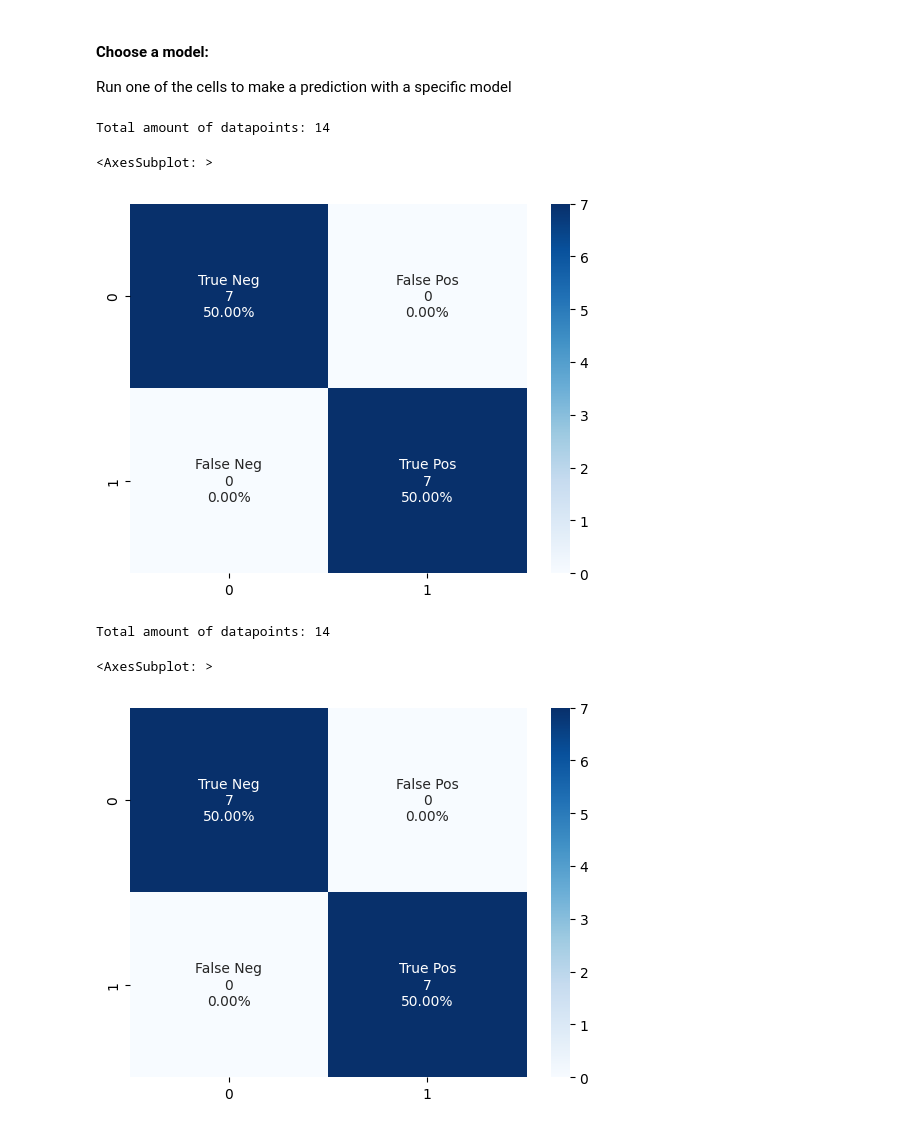
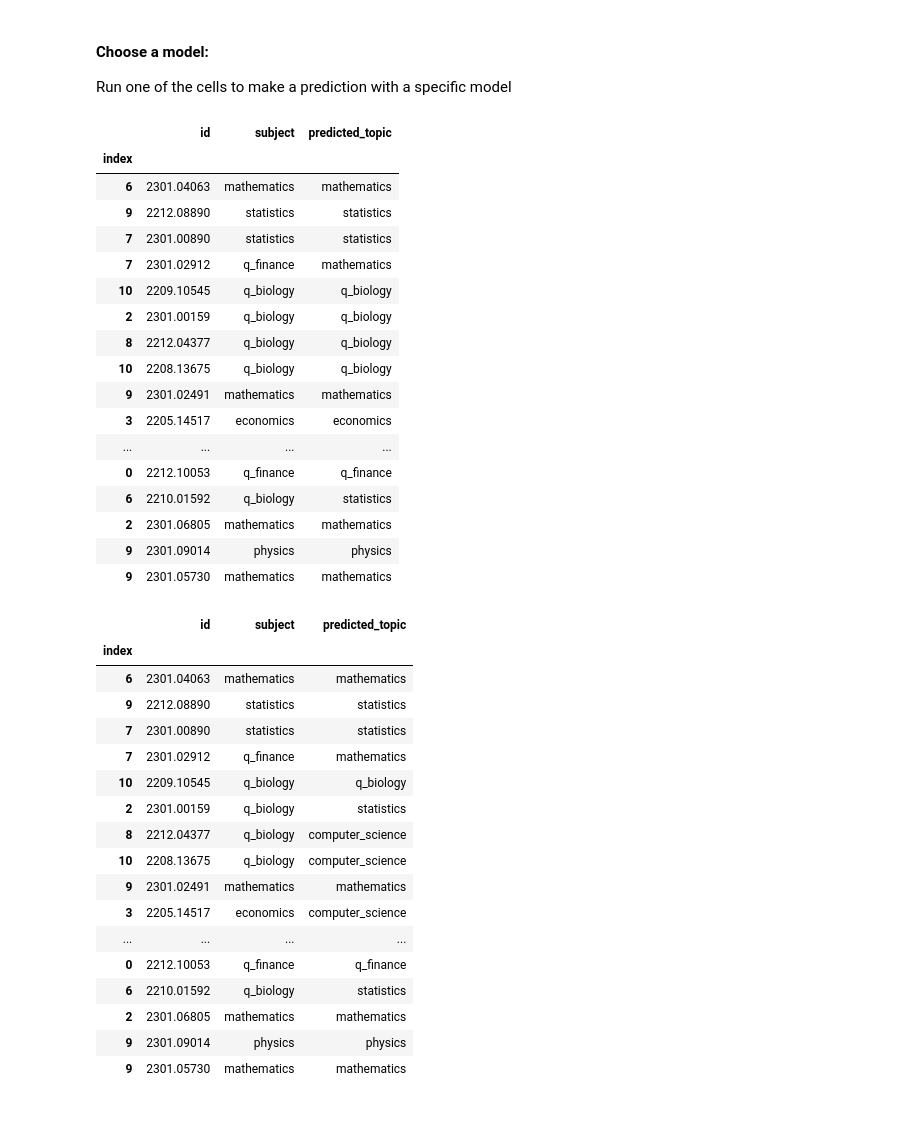
Before and after one commit to roald-teunissen/paper-text-classification, a Jupyter notebook: notebooks/classification on topics/NLP-topic-classification.ipynb, the cells around one changed output. Drawn from its saved outputs; the diff is of its cells as text; code cells hidden in the pictures.

```diff
--- a/notebooks/classification on topics/NLP-topic-classification.ipynb
+++ b/notebooks/classification on topics/NLP-topic-classification.ipynb
@@ -146,3 +236,8 @@ class MeanEmbeddingVectorizer(object):
         ])
 # %% [markdown]
 ### Train test split
+# %%
+X_train, X_val, y_train, y_val = train_test_split(df_train["content"],
+                                                  df_train["subject"],
+                                                  test_size = 0.2,
+                                                  shuffle = True)
@@ -149,11 +247,4 @@ class MeanEmbeddingVectorizer(object):
 # %%
-X_train, X_val, y_train, y_val = train_test_split(df_train["content"],
-                                                  df_train["topic"],
-                                                  test_size = 0.2,
-                                                  shuffle = True)
-# Convert value
-y_val = y_val.to_numpy()
-
 # Tokenize for word2vec
 X_train_tok = [nltk.word_tokenize(i) for i in X_train]
 X_val_tok = [nltk.word_tokenize(i) for i in X_val]
@@ -338,23 +450,55 @@ Run one of the cells to make a prediction with a specific model
 # %%
 # Logistic Regression TF-IDF
 df_test['predicted_topic'] = lr_tfidf.predict(X_test_vec)
 df_test['predict_prob'] = lr_tfidf.predict_proba(X_test_vec)[:,1]
 
-plot_confusion_matrix(df_test['topic'], df_test['predicted_topic'])
+# plot_confusion_matrix(df_test['topic'], df_test['predicted_topic']) # may come later
+df_test.drop(['content', 'predict_prob'], axis=1).head(20)
 # %% [output]
-Total amount of datapoints: 14
-<AxesSubplot: >
-[figure, removed]
+|  | id | subject | predicted_topic |
+| index |  |  |  |
+| 6 | 2301.04063 | mathematics | mathematics |
+| 9 | 2212.08890 | statistics | statistics |
+| 7 | 2301.00890 | statistics | statistics |
+| 7 | 2301.02912 | q_finance | mathematics |
+| 10 | 2209.10545 | q_biology | q_biology |
+| 2 | 2301.00159 | q_biology | q_biology |
+| 8 | 2212.04377 | q_biology | q_biology |
+| 10 | 2208.13675 | q_biology | q_biology |
+| 9 | 2301.02491 | mathematics | mathematics |
+| 3 | 2205.14517 | economics | economics |
+| ... | ... | ... | ... |
+| 0 | 2212.10053 | q_finance | q_finance |
+| 6 | 2210.01592 | q_biology | statistics |
+| 2 | 2301.06805 | mathematics | mathematics |
+| 9 | 2301.09014 | physics | physics |
+| 9 | 2301.05730 | mathematics | mathematics |
 # %%
 # Naive Bayes TF-IDF
 df_test['predicted_topic'] = nb_tfidf.predict(X_test_vec)
 df_test['predict_prob'] = nb_tfidf.predict_proba(X_test_vec)[:,1]
 
-plot_confusion_matrix(df_test['topic'], df_test['predicted_topic'])
+# plot_confusion_matrix(df_test['topic'], df_test['predicted_topic']) # may come later
+df_test.drop(['content', 'predict_prob'], axis=1).head(20)
 # %% [output]
-Total amount of datapoints: 14
-<AxesSubplot: >
-[figure, removed]
+|  | id | subject | predicted_topic |
+| index |  |  |  |
+| 6 | 2301.04063 | mathematics | mathematics |
+| 9 | 2212.08890 | statistics | statistics |
+| 7 | 2301.00890 | statistics | statistics |
+| 7 | 2301.02912 | q_finance | mathematics |
+| 10 | 2209.10545 | q_biology | q_biology |
+| 2 | 2301.00159 | q_biology | statistics |
+| 8 | 2212.04377 | q_biology | computer_science |
+| 10 | 2208.13675 | q_biology | computer_science |
+| 9 | 2301.02491 | mathematics | mathematics |
+| 3 | 2205.14517 | economics | computer_science |
+| ... | ... | ... | ... |
+| 0 | 2212.10053 | q_finance | q_finance |
+| 6 | 2210.01592 | q_biology | statistics |
+| 2 | 2301.06805 | mathematics | mathematics |
+| 9 | 2301.09014 | physics | physics |
+| 9 | 2301.05730 | mathematics | mathematics |
 # %%
 # Logistic Regression word2vec
 df_test['predicted_topic'] = lr_w2v.predict(X_test_vec_w2v)
```
Also changed, not shown: parts of 52 cells of this notebook, 3 other files.
